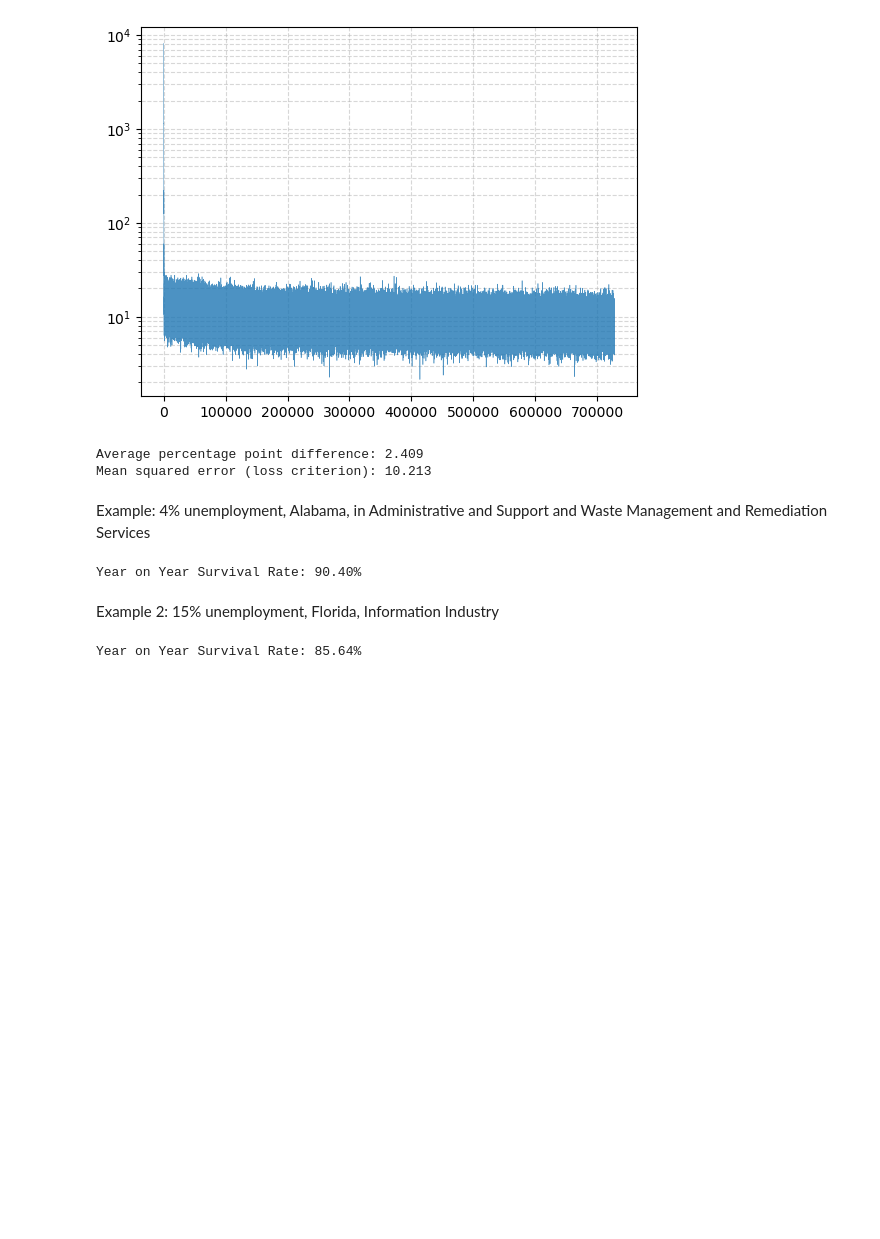
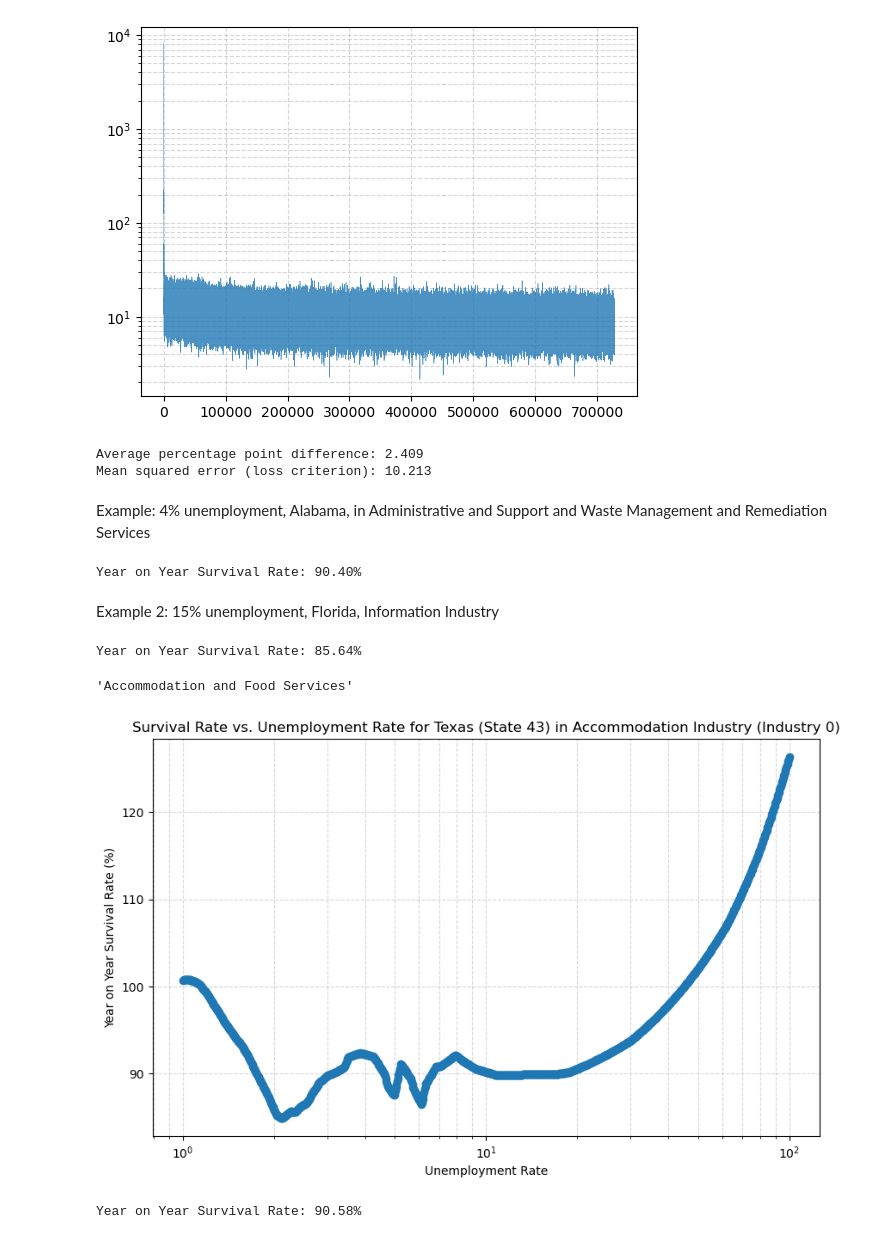
Before and after one commit to SebastianSeljak/PIC16B_Econ, a Jupyter notebook: model.ipynb, the cells around one changed output. Saved outputs shown, nothing was run; the diff lists cells and outputs as text; code cells hidden in the pictures; blank space fills up the shorter version.

```diff
--- a/model.ipynb
+++ b/model.ipynb
@@ -318,7 +334,7 @@ for h1 in hidden_size_1:
                 model = SurvivalRateModel(input_size=input_size, hidden_size1=h1, hidden_size2=h2)
                 train_dataloader = DataLoader(train_dataset, batch_size=bs, shuffle=True)
                 test_dataloader = DataLoader(test_dataset, batch_size=bs, shuffle=False)
-                loss_data = model.train_loop(train_dataloader, num_epochs=ep, learning_rate=lr, device="cpu")
+                loss_data = model.train_loop(train_dataloader, num_epochs=ep, learning_rate=lr, device="cpu", suppress=True)
                 predicted, actual = model.evaluate(test_dataloader, device="cpu")
                 loss = np.mean(abs(predicted - actual))
                 results[(h1, h2, lr, bs, ep)] = (loss, loss_data)
@@ -456,3 +472,36 @@ sample_input = torch.tensor(np.concatenate([
 print(f"Year on Year Survival Rate: {float(model_optimal(sample_input)):1.2f}%")
 # %% [output]
 Year on Year Survival Rate: 85.64%
+# %%
+numerical_industry_rev[0]
+# %% [output]
+'Accommodation and Food Services'
+# %%
+# Generate unemployment values in logspace
+unemployment_values = np.logspace(0, 2, num=1000)  # From 1 to 100 in logspace
+
+# Prepare the sample inputs for each unemployment value
+sample_inputs = [torch.tensor(np.concatenate([
+    np.array([unemployment]).reshape(-1, 1),
+    train_dataset.state_encoder.transform([[43]]).reshape(-1, 1),
+    train_dataset.industry_encoder.transform([[0]]).reshape(-1, 1)
+], axis=0), dtype=torch.float32).T for unemployment in unemployment_values]
+
+# Predict the survival rates for each sample input
+survival_rates = [float(model_optimal(sample_input)) for sample_input in sample_inputs]
+
+# Plot the results
+plt.figure(figsize=(10, 6))
+plt.plot(unemployment_values, survival_rates, marker='o')
+plt.xscale('log')
+plt.xlabel('Unemployment Rate')
+plt.ylabel('Year on Year Survival Rate (%)')
+plt.title('Survival Rate vs. Unemployment Rate for Texas (State 43) in Accommodation Industry (Industry 0)')
+plt.grid(True, which="both", ls="--", alpha=0.5)
+plt.show()
+# %% [output]
+[figure, added]
+# %%
+print(f"Year on Year Survival Rate: {float(model_optimal(sample_input)):1.2f}%")
+# %% [output]
+Year on Year Survival Rate: 90.58%
```
Also changed, not shown: parts of 2 cells of this notebook.
